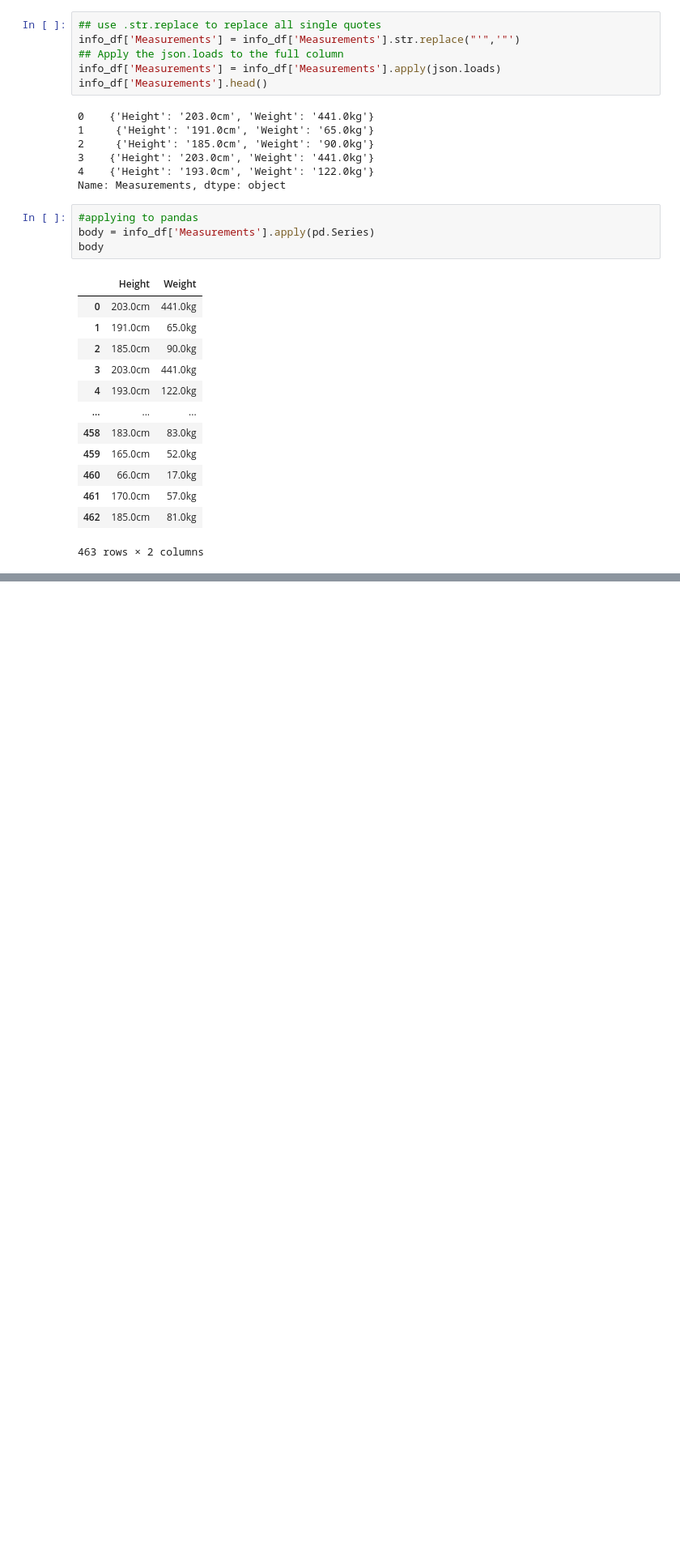
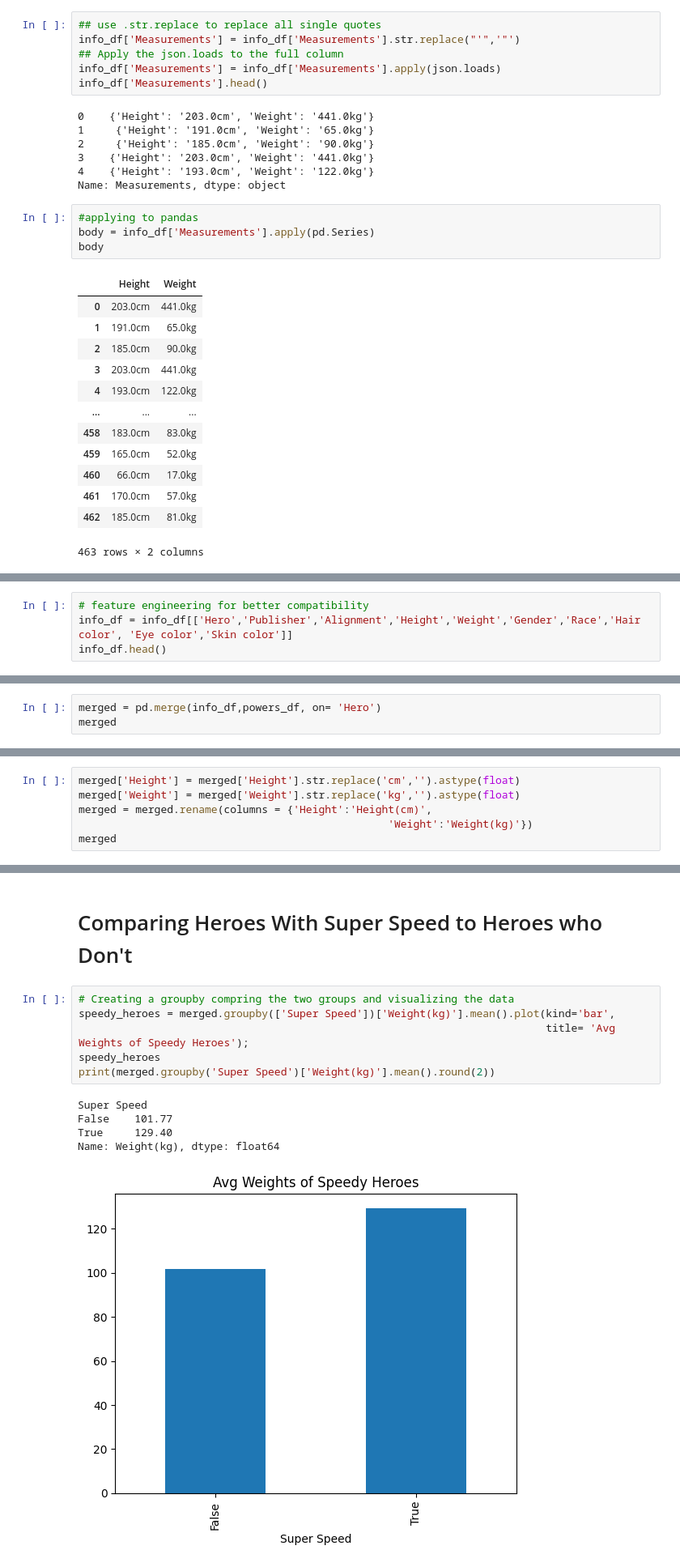
Before and after one commit to SeanRommes/Applying-Advanced-Transformations, a Jupyter notebook: Super Heroes.ipynb, the cells around one changed output, grey strips where cells are left out. Shown: that part at 81% size. Cells and saved outputs as stored; diff of their text form; blank space fills up the shorter version.

```diff
--- a/Super Heroes.ipynb
+++ b/Super Heroes.ipynb
@@ -479,0 +474,4 @@ info_df.head(2)
+# %%
+# feature engineering for better compatibility
+info_df = info_df[['Hero','Publisher','Alignment','Height','Weight','Gender','Race','Hair color', 'Eye color','Skin color']]
+info_df.head()
@@ -479,0 +485,3 @@ info_df.head(2)
+# %%
+merged = pd.merge(info_df,powers_df, on= 'Hero')
+merged
@@ -481,0 +520,6 @@ info_df.head(2)
+# %%
+merged['Height'] = merged['Height'].str.replace('cm','').astype(float)
+merged['Weight'] = merged['Weight'].str.replace('kg','').astype(float)
+merged = merged.rename(columns = {'Height':'Height(cm)',
+                                                 'Weight':'Weight(kg)'})
+merged
@@ -481,0 +540,14 @@ info_df.head(2)
+# %% [markdown]
+# Comparing Heroes With Super Speed to Heroes who Don't
+# %%
+# Creating a groupby compring the two groups and visualizing the data
+speedy_heroes = merged.groupby(['Super Speed'])['Weight(kg)'].mean().plot(kind='bar',
+                                                                          title= 'Avg Weights of Speedy Heroes');
+speedy_heroes
+print(merged.groupby('Super Speed')['Weight(kg)'].mean().round(2))
+# %% [output]
+Super Speed
+False    101.77
+True     129.40
+Name: Weight(kg), dtype: float64
+[figure, added]
```
Also changed, not shown: parts of 12 cells of this notebook.
